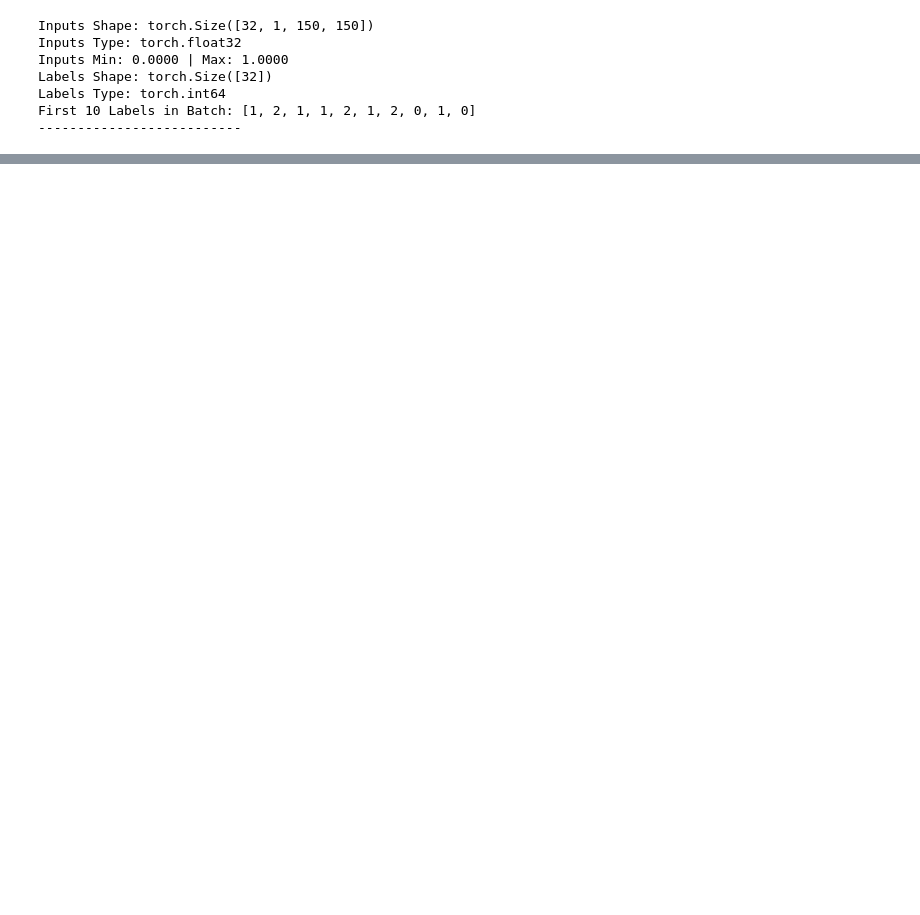
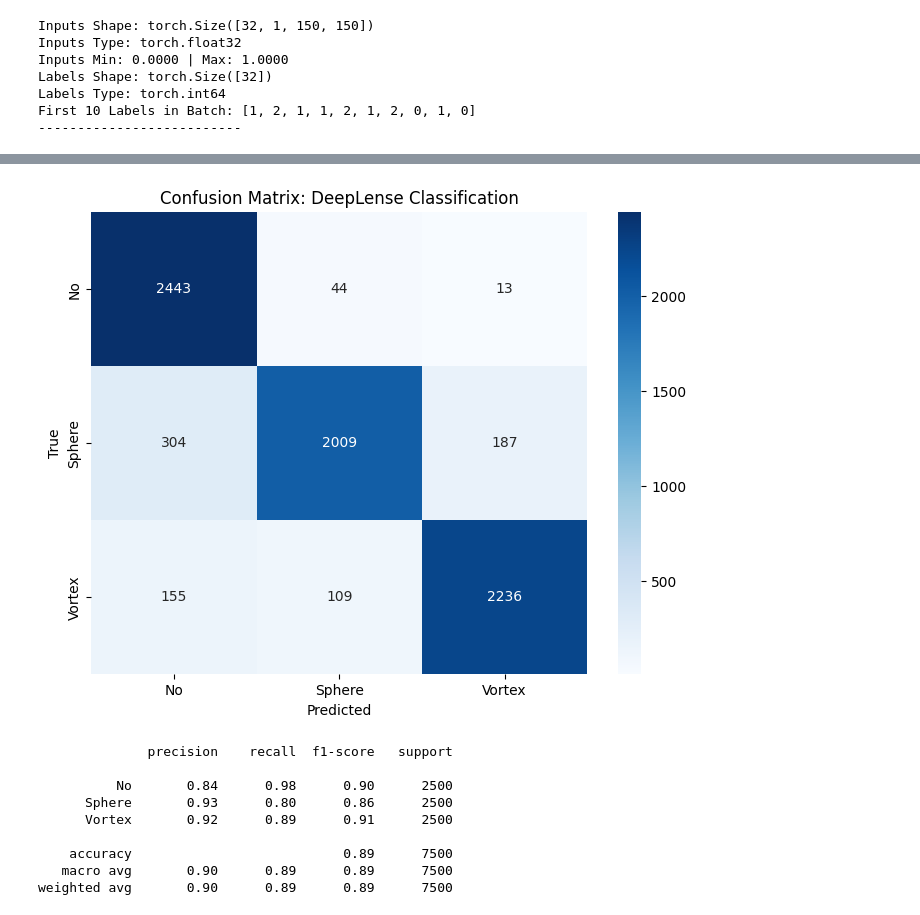
Before and after one commit to KunalG-Zol/deeplense-gsoc2026-tests, a Jupyter notebook: Common_Test_1/training.ipynb, the cells around one changed output, grey strips where cells are left out. Drawn from its saved outputs; the diff is of its cells as text; code cells hidden in the pictures; blank space fills up the shorter version.

```diff
--- a/Common_Test_1/training.ipynb
+++ b/Common_Test_1/training.ipynb
@@ -200,0 +314,13 @@ First 10 Labels in Batch: [1, 2, 1, 1, 2, 1, 2, 0, 1, 0]
+# %%
+num_epochs = 10
+best_val_loss = float('inf')
+scheduler = torch.optim.lr_scheduler.ReduceLROnPlateau(optimizer, mode='min', factor=0.5, patience=3)
+train_losses = []
+train_accuracies = []
+val_losses = []
+val_accuracies = []
+patience = 10  # Number of epochs to wait before stopping
+trigger_times = 0
+optimizer = torch.optim.AdamW(model.parameters(), lr=3e-4, weight_decay=1e-2)
+# %%
+num_epochs = 100
@@ -200,0 +596,52 @@ First 10 Labels in Batch: [1, 2, 1, 1, 2, 1, 2, 0, 1, 0]
+# %%
+from sklearn.metrics import confusion_matrix, classification_report
+import seaborn as sns
+import numpy as np
+
+def generate_confusion_matrix(model, loader, device, classes):
+    model.eval()
+    all_preds = []
+    all_labels = []
+
+    with torch.no_grad():
+        for inputs, labels in loader:
+            inputs, labels = inputs.to(device), labels.to(device)
+            outputs = model(inputs)
+            _, preds = torch.max(outputs, 1)
+
+            all_preds.extend(preds.cpu().numpy())
+            all_labels.extend(labels.cpu().numpy())
+
+    # Compute Matrix
+    cm = confusion_matrix(all_labels, all_preds)
+
+    # Plotting
+    plt.figure(figsize=(8, 6))
+    sns.heatmap(cm, annot=True, fmt='d', cmap='Blues',
+                xticklabels=classes, yticklabels=classes)
+    plt.xlabel('Predicted')
+    plt.ylabel('True')
+    plt.title('Confusion Matrix: DeepLense Classification')
+    plt.show()
+
+    # Print detailed stats
+    print(classification_report(all_labels, all_preds, target_names=classes))
+
+# Define your class names (e.g., ['no_sub', 'sub'])
+# Replace this with the actual classes from your dataset
+class_names = ['No', 'Sphere', 'Vortex']
+
+# IMPORTANT: Load the 'best' model before running this!
+model.load_state_dict(torch.load('best_deeplense_model_final.pth'))
+generate_confusion_matrix(model, val_loader, device, class_names)
+# %% [output]
+[figure, added]
+              precision    recall  f1-score   support
+
+          No       0.84      0.98      0.90      2500
+      Sphere       0.93      0.80      0.86      2500
+      Vortex       0.92      0.89      0.91      2500
+
+    accuracy                           0.89      7500
+   macro avg       0.90      0.89      0.89      7500
+weighted avg       0.90      0.89      0.89      7500
```
Also changed, not shown: parts of 25 cells of this notebook, 3 other files.
